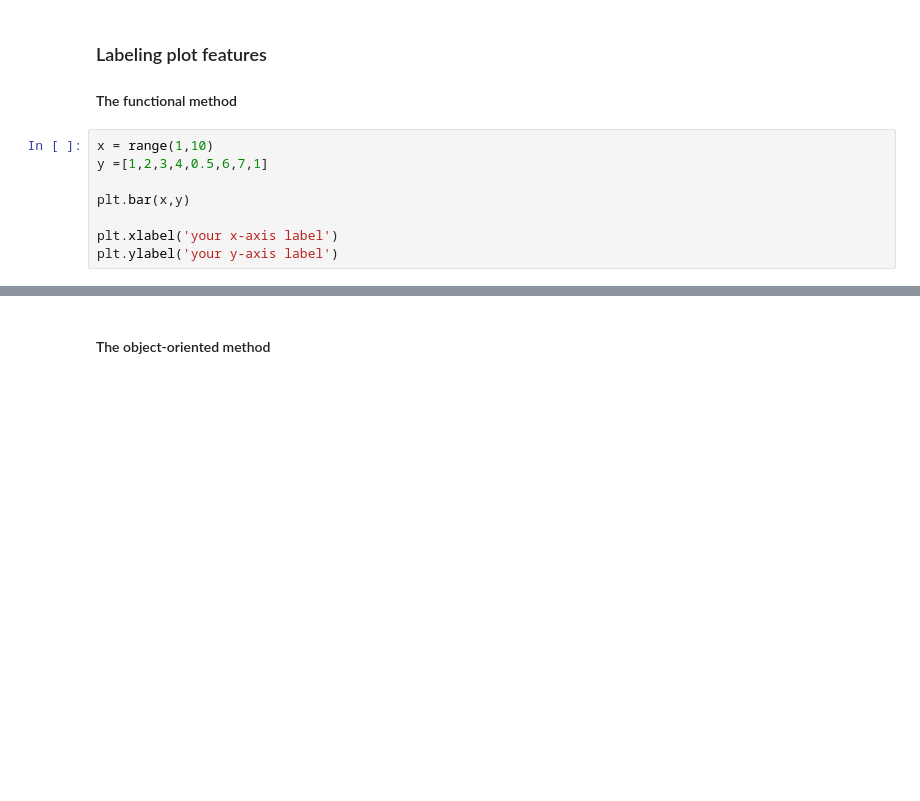
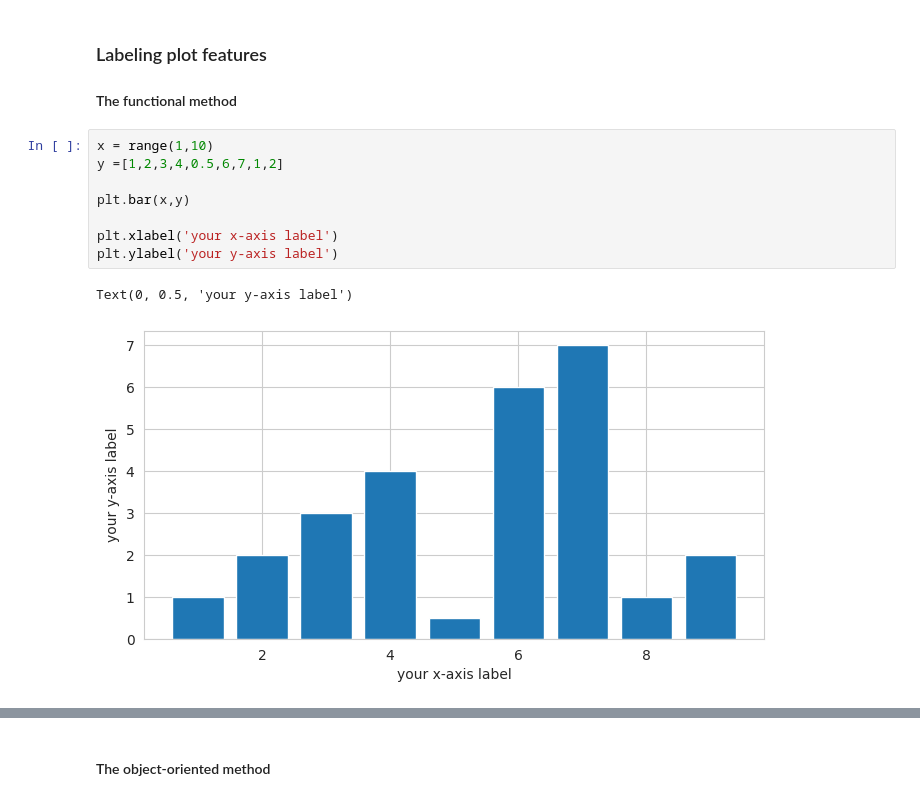
Before and after one commit to MaryWagura/python_for_deep_learning, a Jupyter notebook: notebooks/04_05b.ipynb, the cells around one changed output, grey strips where cells are left out. Drawn from its saved outputs; the diff is of its cells as text; blank space fills up the shorter version.

```diff
--- a/notebooks/04_05b.ipynb
+++ b/notebooks/04_05b.ipynb
@@ -17,9 +17,12 @@ sb.set_style('whitegrid')
 #### The functional method
 # %%
 x = range(1,10)
-y =[1,2,3,4,0.5,6,7,1]
+y =[1,2,3,4,0.5,6,7,1,2]
 
 plt.bar(x,y)
 
 plt.xlabel('your x-axis label')
 plt.ylabel('your y-axis label')
+# %% [output]
+Text(0, 0.5, 'your y-axis label')
+[figure, added]
```
Also changed, not shown: parts of 1 cell of this notebook.
